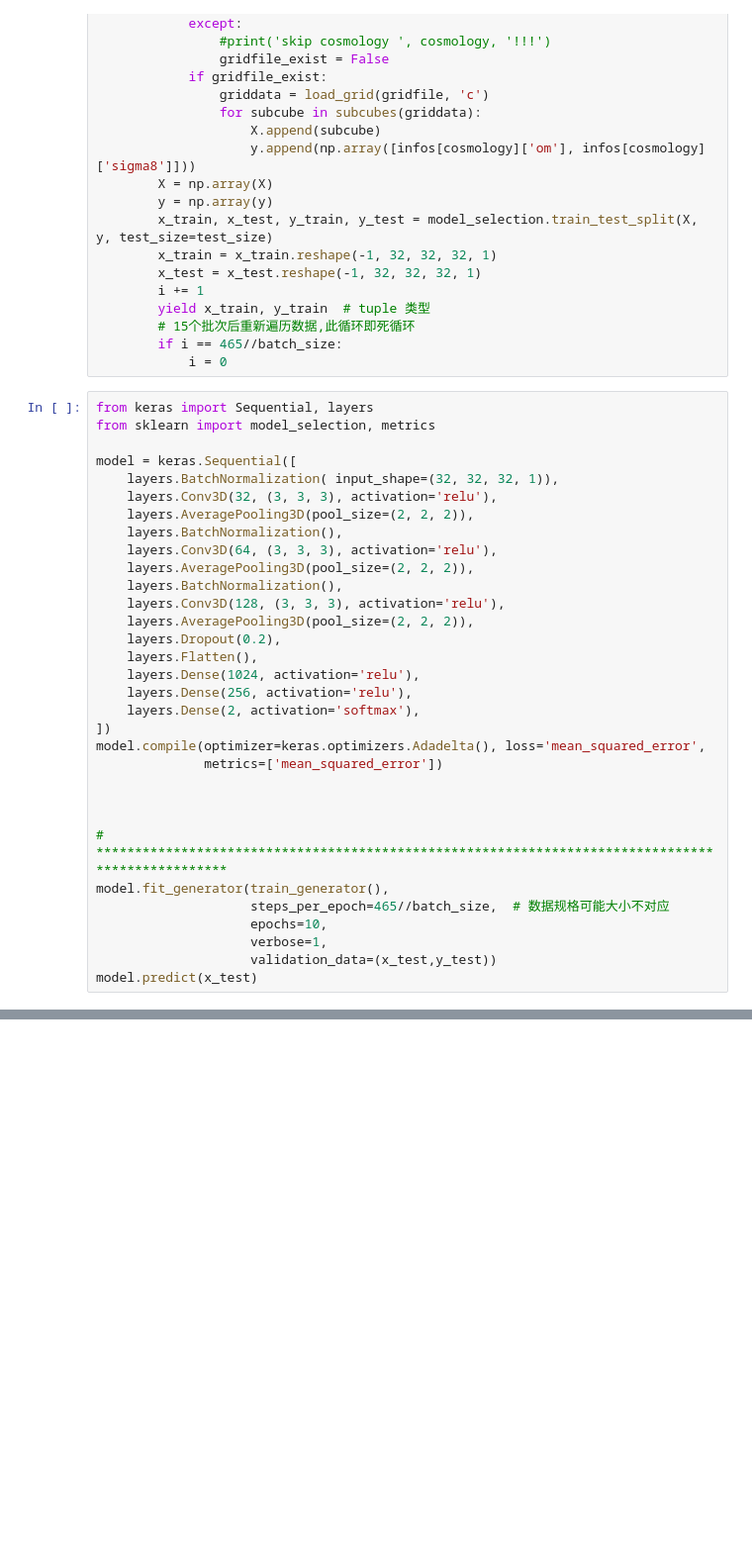
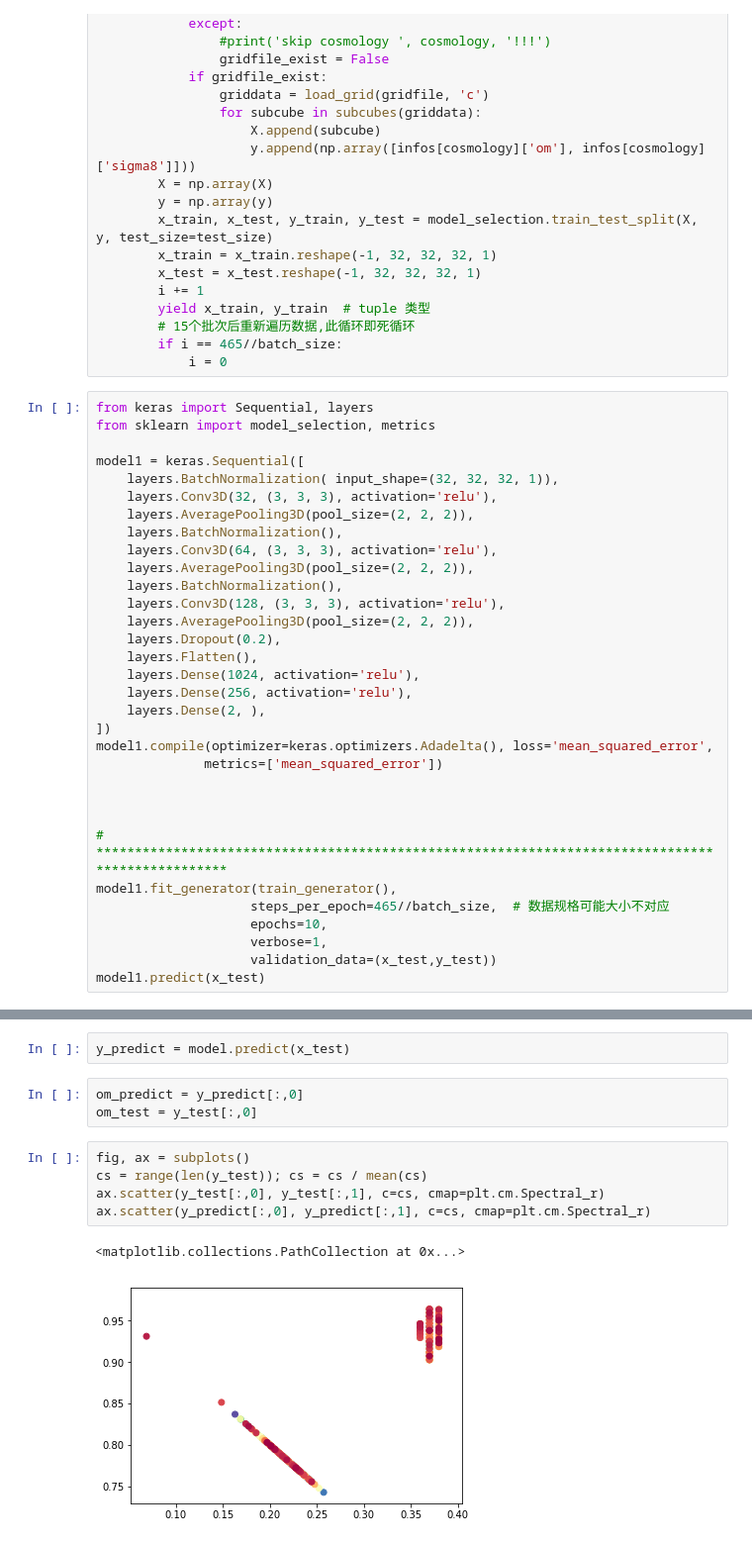
Before and after one commit to cosmologywater/AI, a Jupyter notebook: lsslearn_1(fit_generator_optimization_xiaodongtest).ipynb, the cells around one changed output, grey strips where cells are left out. Shown at 99% size. Drawn from its saved outputs; the diff is of its cells as text; blank space fills up the shorter version.

```diff
--- a/lsslearn_1(fit_generator_optimization_xiaodongtest).ipynb
+++ b/lsslearn_1(fit_generator_optimization_xiaodongtest).ipynb
@@ -165,7 +165,7 @@ def train_generator():  # 必须无限循环yield数据,全部数据遍历后再
 from keras import Sequential, layers
 from sklearn import model_selection, metrics
 
-model = keras.Sequential([
+model1 = keras.Sequential([
     layers.BatchNormalization( input_shape=(32, 32, 32, 1)),
     layers.Conv3D(32, (3, 3, 3), activation='relu'),
     layers.AveragePooling3D(pool_size=(2, 2, 2)),
@@ -179,17 +179,17 @@ model = keras.Sequential([
     layers.Flatten(),
     layers.Dense(1024, activation='relu'),
     layers.Dense(256, activation='relu'),
-    layers.Dense(2, activation='softmax'),
+    layers.Dense(2, ),
 ])
-model.compile(optimizer=keras.optimizers.Adadelta(), loss='mean_squared_error',
+model1.compile(optimizer=keras.optimizers.Adadelta(), loss='mean_squared_error',
               metrics=['mean_squared_error'])
 
 
 
 # *************************************************************************************************
-model.fit_generator(train_generator(),
+model1.fit_generator(train_generator(),
                     steps_per_epoch=465//batch_size,  # 数据规格可能大小不对应
                     epochs=10,
                     verbose=1,
                     validation_data=(x_test,y_test))
-model.predict(x_test)
+model1.predict(x_test)
@@ -196,3 +218,16 @@ model.predict(x_test)
+# %%
+y_predict = model.predict(x_test)
+# %%
+om_predict = y_predict[:,0]
+om_test = y_test[:,0]
+# %%
+fig, ax = subplots()
+cs = range(len(y_test)); cs = cs / mean(cs)
+ax.scatter(y_test[:,0], y_test[:,1], c=cs, cmap=plt.cm.Spectral_r)
+ax.scatter(y_predict[:,0], y_predict[:,1], c=cs, cmap=plt.cm.Spectral_r)
+# %% [output]
+<matplotlib.collections.PathCollection at 0x...>
+[figure, added]
 # %%
 from keras import Sequential, layers
 from sklearn import model_selection, metrics
```
Also changed, not shown: parts of 4 cells of this notebook.
